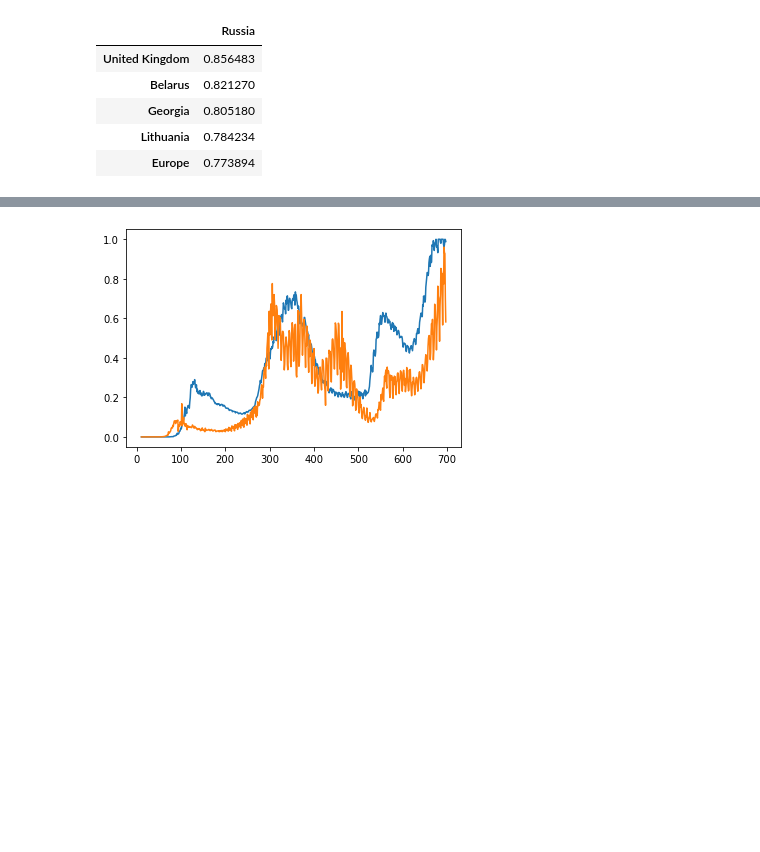
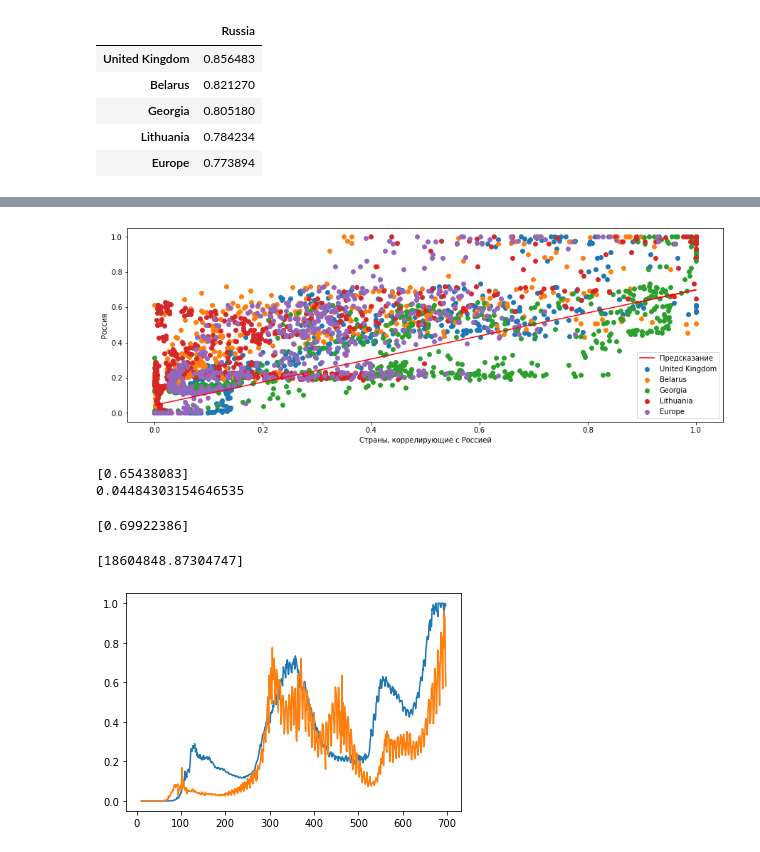
Before and after one commit to ZelshaR/Project, a Jupyter notebook: NoteBooks/Predict.ipynb, the cells around one changed output, grey strips where cells are left out. Drawn from its saved outputs; the diff is of its cells as text; code cells hidden in the pictures; blank space fills up the shorter version.

```diff
--- a/NoteBooks/Predict.ipynb
+++ b/NoteBooks/Predict.ipynb
@@ -127,5 +130,5 @@ for i in enumerate:
 # %%
-print ('x', '**', 0, '*', 0.031956809554606114)
-for i in range (1,8):
+print ('x', '**', 0, '*', 0.01839563742720174)
+for i in range (1,11):
     print('x', '**', i, '*', modelo.steps[1][1].coef_[i])
 # %% [output]
@@ -165,0 +164,7 @@ for x in range(686,700):
+# %%
+x = 709
+a = 0
+for i in range (1,11):
+    a = ((x ** (i)) * modelo.steps[1][1].coef_[i]) + a
+a = a + modelo.steps[1][1].intercept_
+print(a)
@@ -188,7 +201,7 @@ cd
 y = dfcsr['Russia'].values
 Val = [dfcsr['United Kingdom'].values, dfcsr['Georgia'].values, dfcsr['Belarus'].values, dfcsr['Lithuania'].values, dfcsr['Europe'].values]
 # %%
-for i in range(5):
+for i in range(1):
     x1p = np.reshape(Val[i], (-1, 1))
     lr.fit(x1p, y)
     plt.scatter(Val[i], y)
@@ -206,3 +215,34 @@ for i in range(5):
+# %%
+x1p = np.reshape(Val[2], (-1, 1))
+lr.fit(x1p, y)
+plt.figure(figsize=(15,5))
+plt.scatter(Val[0], y, label=cd.index[0])
+plt.scatter(Val[1], y, label=cd.index[1])
+plt.scatter(Val[2], y, label=cd.index[2])
+plt.scatter(Val[3], y, label=cd.index[3])
+plt.scatter(Val[4], y, label=cd.index[4])
+plt.plot(x1p,lr.predict(x1p), label='Предсказание', c='red')
+plt.xlabel('Страны, коррелирующие с Россией')
+plt.ylabel('Россия')
+plt.legend()
+plt.show()
+print(modelo.steps[1][1].coef_)
+print(modelo.steps[1][1].intercept_)
+# %% [output]
+[figure, added]
+[0.65438083]
+0.04484303154646535
+# %%
+x = 1
+a = modelo.steps[1][1].intercept_ + modelo.steps[1][1].coef_ * x
+print(a)
+# %% [output]
+[0.69922386]
+# %%
+a = a * (max(dfc['Russia']) - min(dfc['Russia'])) + min(dfc['Russia'])
+print(a)
+# %% [output]
+[18604848.87304747]
 # %%
 plt.plot(dfcsr['Russia'])
 plt.plot(dfcsr['Europe'])
```
Also changed, not shown: parts of 12 cells of this notebook, 3 other files.
